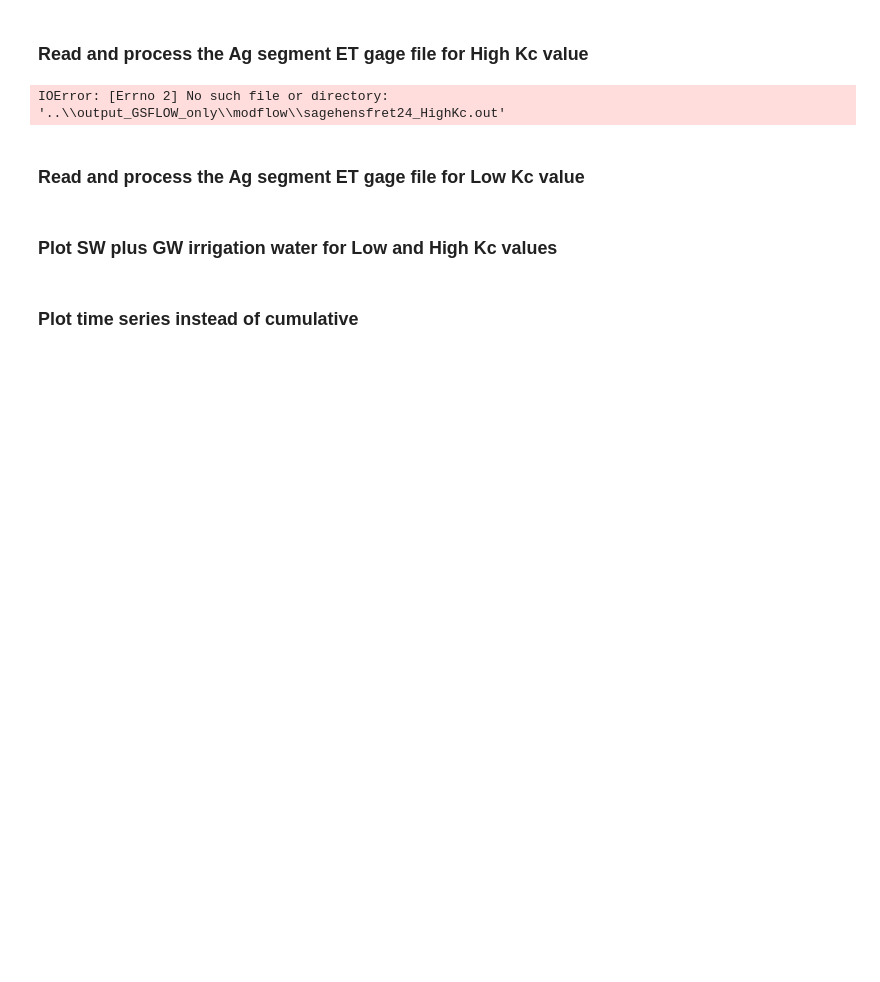
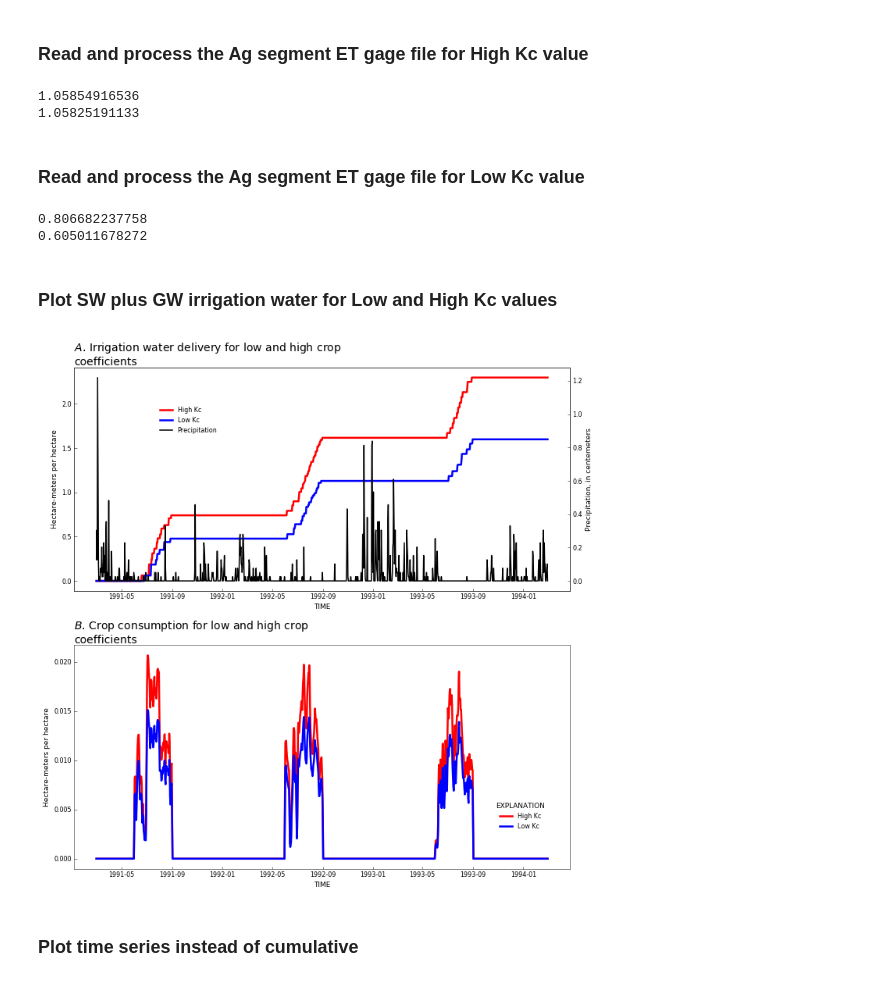
Before and after one commit to rniswon/gsflow_examples, a Jupyter notebook: sagehen_Agwater/notebook/Ag_ETdemand.ipynb, the cells around one changed output. Saved outputs shown, nothing was run; the diff lists cells and outputs as text; code cells hidden in the pictures; blank space fills up the shorter version.

Commit message:
fixed files for sagehen agwater for 2 layer no lakes. results look correct now

```diff
--- a/sagehen_Agwater/notebook/Ag_ETdemand.ipynb
+++ b/sagehen_Agwater/notebook/Ag_ETdemand.ipynb
@@ -297,8 +297,8 @@ print(y4_low_18_cum[len(y4_low_18_cum)-1]/3)
 ### Read and process the Ag  segment ET gage file for High Kc value
 # %%
 #open SW ET file to read lines
-fname1 = open(r"..\output_GSFLOW_only\modflow\sagehensfret24_HighKc.out","r")
-fname2 = open(r"..\output_GSFLOW_only\modflow\sagehensfret25_HighKc.out","r")
+fname1 = open(r"..\output_GSFLOW_only\modflow\sagehensfret18_HighKc.out","r")
+fname2 = open(r"..\output_GSFLOW_only\modflow\sagehensfret19_HighKc.out","r")
 #set firstline for headers
 firstlineet=fname1.readline()
 # set headers for plot legend
@@ -366,13 +366,14 @@ fname2.close()
 print(y1et_high_18_cum[len(y1et_high_18_cum)-1]/3)
 print(y2et_high_18_cum[len(y2et_high_18_cum)-1]/3)
 # %% [output]
-IOError: [Errno 2] No such file or directory: '..\\output_GSFLOW_only\\modflow\\sagehensfret24_HighKc.out'
+1.05854916536
+1.05825191133
 # %% [markdown]
 ### Read and process the Ag  segment ET gage file for Low Kc value
 # %%
 #open SW ET file to read lines
-fname1 = open(r"..\output_GSFLOW_only\modflow\sagehensfret24_LowKc.out","r")
-fname2 = open(r"..\output_GSFLOW_only\modflow\sagehensfret25_LowKc.out","r")
+fname1 = open(r"..\output_GSFLOW_only\modflow\sagehensfret18_LowKc.out","r")
+fname2 = open(r"..\output_GSFLOW_only\modflow\sagehensfret19_LowKc.out","r")
 #set firstline for headers
 firstlineet=fname1.readline()
 # store all data from file in lines
@@ -430,6 +431,9 @@ fname2.close()
 #print out average annual NIWR
 print(y1et_low_18_cum[len(y2et_low_18_cum)-1]/3)
 print(y2et_low_18_cum[len(y2et_low_18_cum)-1]/4)
+# %% [output]
+0.806682237758
+0.605011678272
 # %% [markdown]
 ### Plot SW plus GW irrigation water for Low and High Kc values
 # %%
@@ -453,35 +457,37 @@ ax2.set_ylabel('Precipitation, in centemeters', color='black')  # we already han
 
 start, end = axis[0].get_xlim()
 #axis[0].xaxis.set_ticks(np.arange(start, end, 90.0))
 rf.title(axis[0], 'Irrigation water delivery for low and high crop coefficients', subplot_prefix='A')
 
 # Set legend
 lns = lns1+lns2+lns3
 labs = [l.get_label() for l in lns]
 axis[0].legend(lns, labs, loc=0, bbox_to_anchor=(.3, 0.85))
 
 
 handles, labels = axis[0].get_legend_handles_labels()
 #rf.legend(axis[0], handles, labels, bbox_to_anchor=(.9, 0.65))
 
 # Second plot
 
-axis[1].plot(plotdates,y2et_high_18_cum,color='r', linewidth=2.5, label="High Kc")
-axis[1].plot(plotdates,y2et_low_18_cum,color='b', linewidth=2.5, label="Low Kc")
+axis[1].plot(plotdates,y2et_high_18,color='r', linewidth=2.5, label="High Kc")
+axis[1].plot(plotdates,y2et_low_18,color='b', linewidth=2.5, label="Low Kc")
 axis[1].set_ylabel('Hectare-meters per hectare')
 axis[1].set_xlabel(header[0])
 
 
 #rf.axis_numbering(axis[1], format_x=True)
 fmt = mdates.DateFormatter('%Y-%m-%d')
 rf.title(axis[1], 'Crop consumption for low and high crop coefficients', subplot_prefix='B')
 
 # Set legend
 handles, labels = axis[1].get_legend_handles_labels()
 rf.legend(axis[1], handles, labels, bbox_to_anchor=(.9, 0.15))
 
 plt.tight_layout()
 plt.savefig('WR_Kccomp.pdf')
+# %% [output]
+[figure, added]
 # %% [markdown]
 ### Plot time series instead of cumulative
 # %%
```
Also changed, not shown: parts of 3 cells of this notebook, 14 other files.
